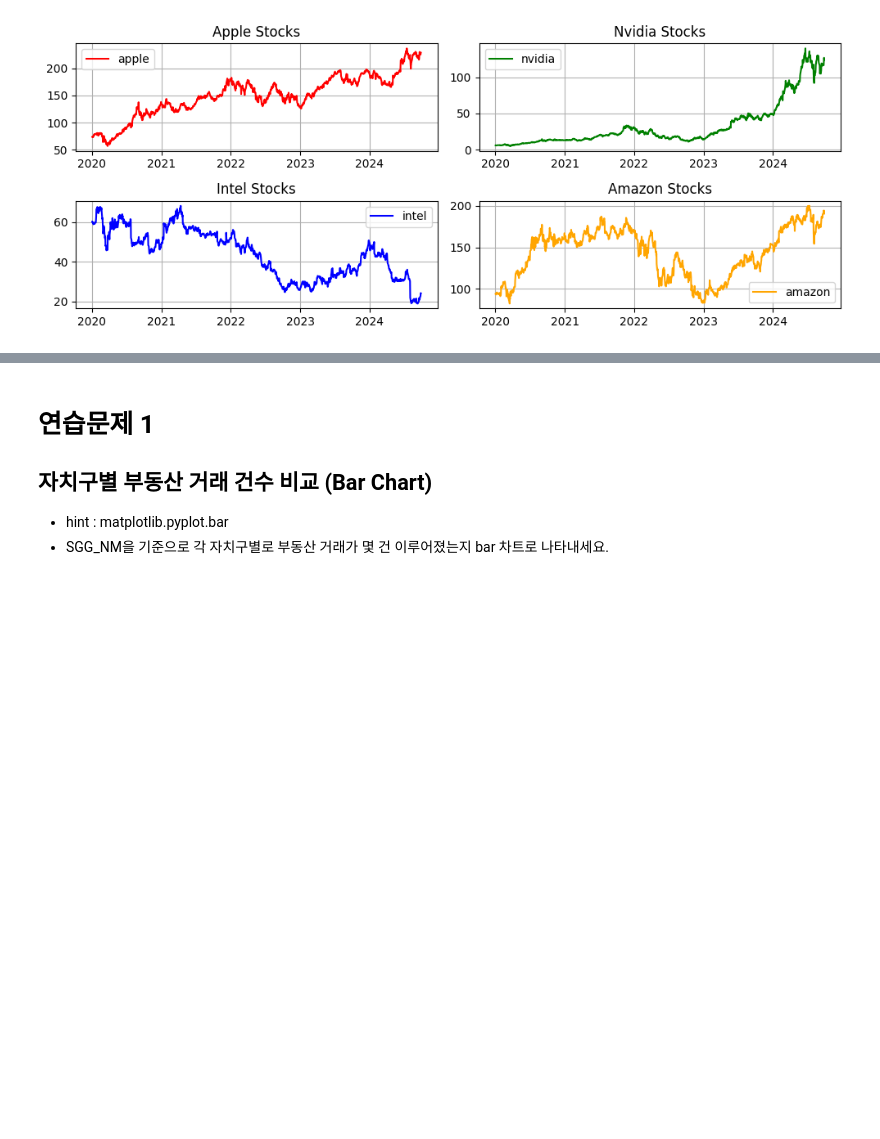
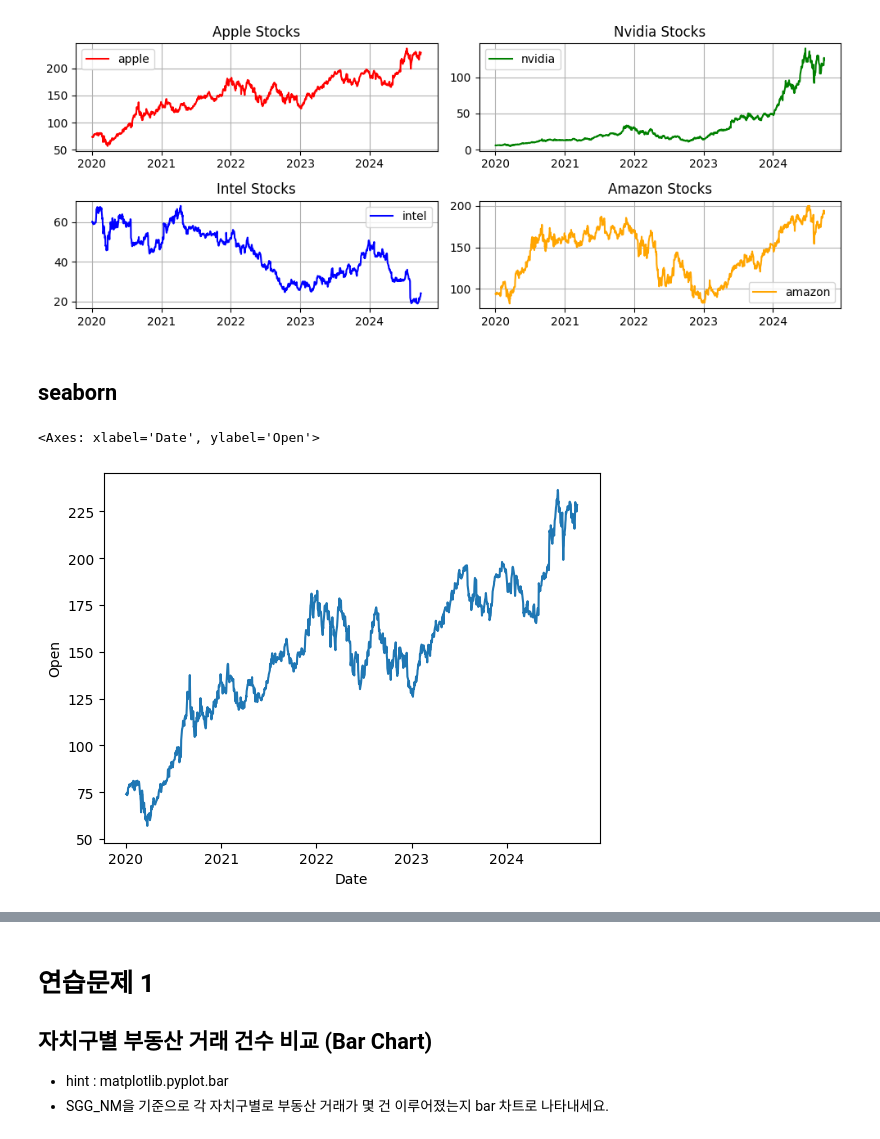
Before and after one commit to dsleslie/Archiving, a Jupyter notebook: IMDGB/03_visualizing.ipynb, the cells around one changed output, grey strips where cells are left out. Drawn from its saved outputs; the diff is of its cells as text; code cells hidden in the pictures; blank space fills up the shorter version.

```diff
--- a/IMDGB/03_visualizing.ipynb
+++ b/IMDGB/03_visualizing.ipynb
@@ -191,3 +193,10 @@ plt.savefig('myStocks.png')
 plt.show()
 # %% [output]
 [figure]
+# %% [markdown]
+## seaborn
+# %%
+sns.lineplot(apple['Open'])
+# %% [output]
+<Axes: xlabel='Date', ylabel='Open'>
+[figure, added]
```
Also changed, not shown: parts of 7 cells of this notebook, 4 other files.
